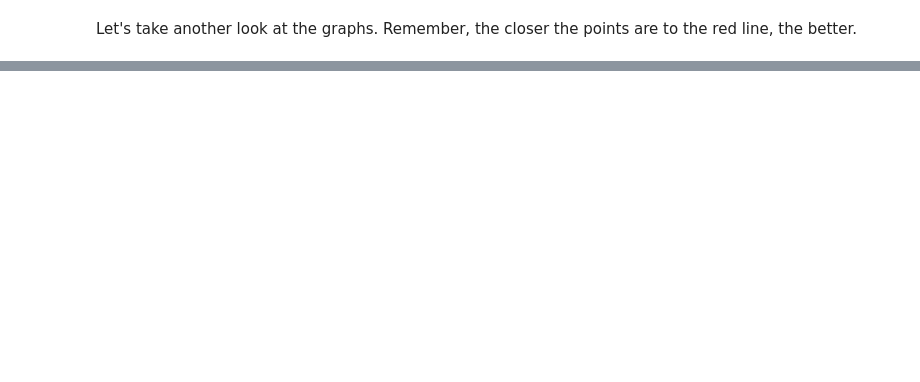
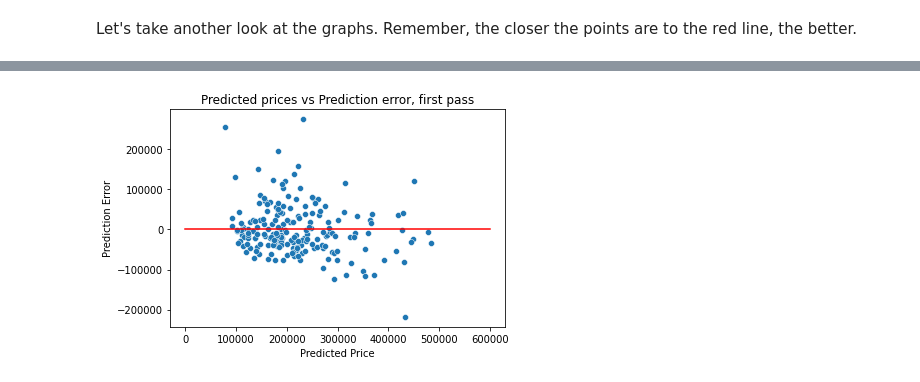
Before and after one commit to schledererj/cs6340-project-2, a Jupyter notebook: CS6340_Lab_2.ipynb, the cells around one changed output, grey strips where cells are left out. Saved outputs shown, nothing was run; the diff lists cells and outputs as text; code cells hidden in the pictures; blank space fills up the shorter version.

```diff
--- a/CS6340_Lab_2.ipynb
+++ b/CS6340_Lab_2.ipynb
@@ -397,0 +497,16 @@ A quick visual inspection shows that both plots have fewer points farther away f
+# %%
+testing_prices_per_sqft_actual_predict['error'] = testing_prices_per_sqft_actual_predict['actual_price'] - testing_prices_per_sqft_actual_predict['predicted_price']
+
+prediction_errors = testing_prices_per_sqft_actual_predict['error']
+
+sns.scatterplot(x=predicted_prices, y=prediction_errors)
+
+X_plot = numpy.linspace(0, 6e5, 10)
+Y_plot = X_plot * 0
+plt.plot(X_plot, Y_plot, color='red')
+plt.xlabel("Predicted Price")
+plt.ylabel("Prediction Error")
+plt.title("Predicted prices vs Prediction error, first pass")
+plt.show()
+# %% [output]
+[figure, added]
```
Also changed, not shown: parts of 20 cells of this notebook.
